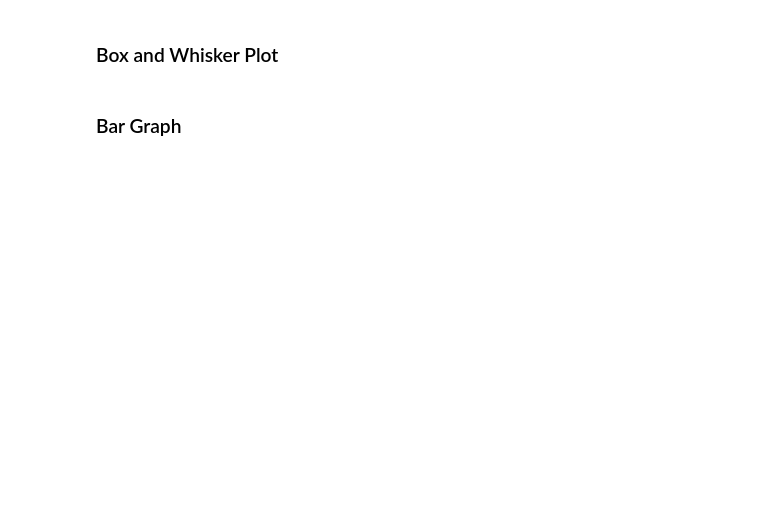
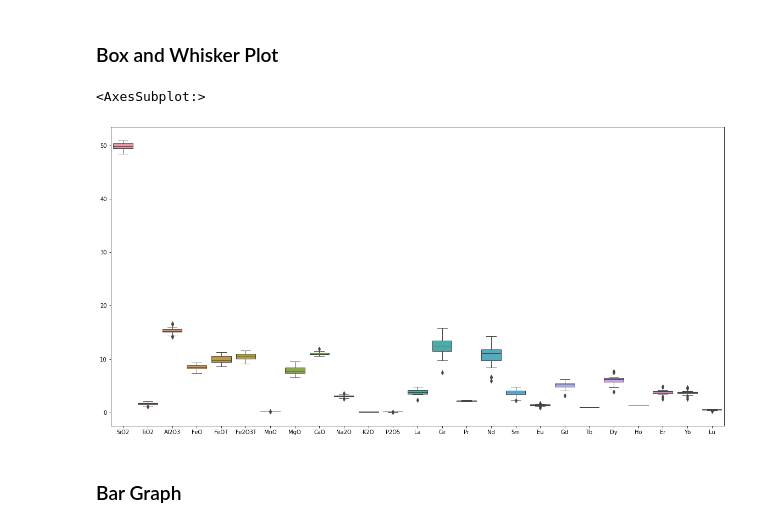
Before and after one commit to CCNY-Earthchem-Projects/geochem-ds, a Jupyter notebook: notebooks/Notebook PetroPlot/PetroPlot Clone.ipynb, the cells around one changed output. Drawn from its saved outputs; the diff is of its cells as text; code cells hidden in the pictures; blank space fills up the shorter version.

```diff
--- a/notebooks/Notebook PetroPlot/PetroPlot Clone.ipynb
+++ b/notebooks/Notebook PetroPlot/PetroPlot Clone.ipynb
@@ -203,10 +207,16 @@ sns.lmplot(x="<Column Name for X-Axis>",y="<Column Name for Y-Axis>", data=df, f
 # %% [markdown]
 ### Box and Whisker Plot
 # %%
-sns.boxplot(data=df)
+#sns.boxplot(data=df)
 
 #plt.xlim(<Lower Bound for X-axis>, <Upper Bound for X-axis>) # Uncomment this if you want to change the bounds of the x-axis
 #plt.ylim(<Lower Bound for Y-axis>, <Upper Bound for Y-axis>) # Uncomment this if you want to change the bounds of the y-axis
+
+plt.figure(figsize=(20,10))
+sns.boxplot(data=df)
+# %% [output]
+<AxesSubplot:>
+[figure, added]
 # %% [markdown]
 ### Bar Graph
 # %%
```
Also changed, not shown: parts of 12 cells of this notebook.
